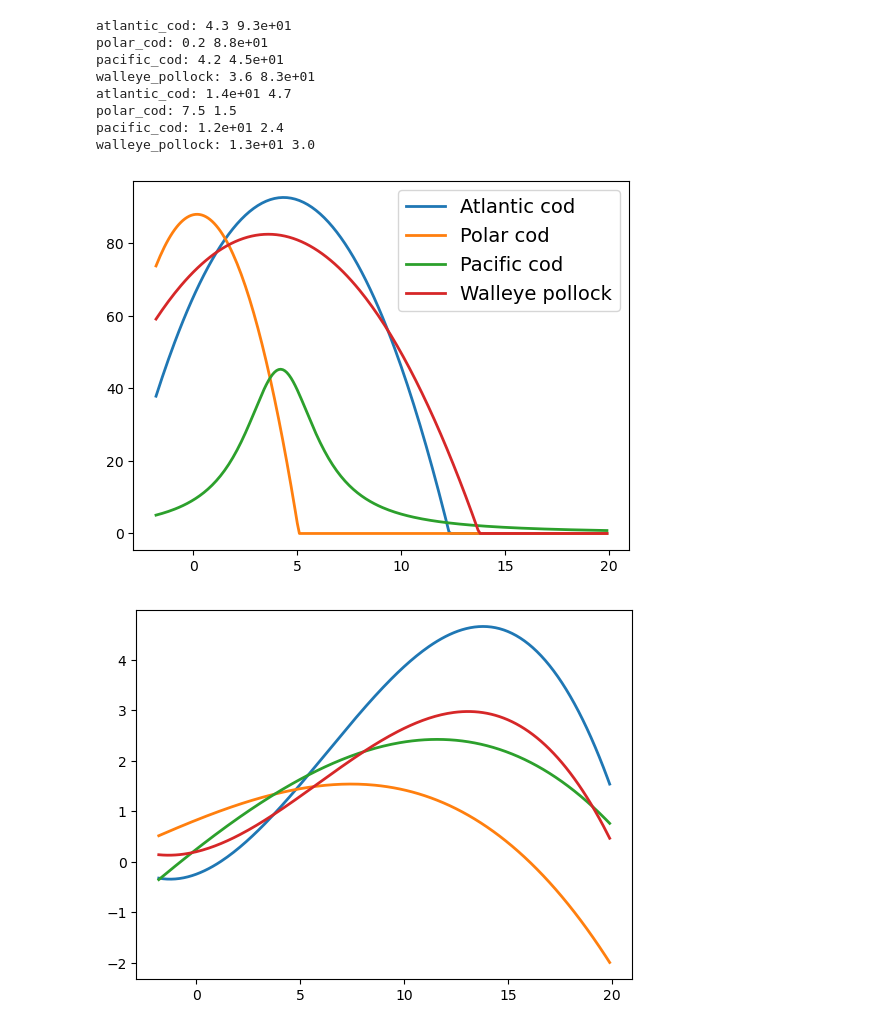
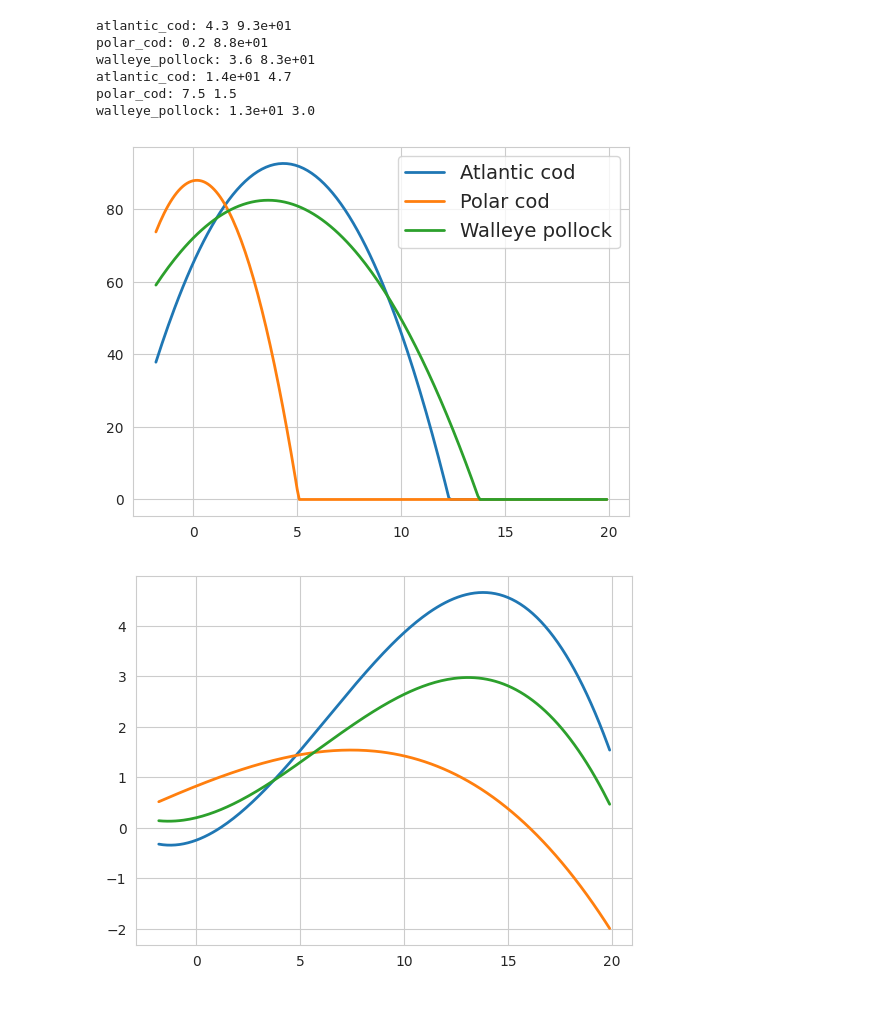
Before and after one commit to trondkr/RTM, a Jupyter notebook: CMIP6_optimal_growth.ipynb, the cells around one changed output. Cells and saved outputs as stored; diff of their text form; code cells hidden in the pictures.

```diff
--- a/CMIP6_optimal_growth.ipynb
+++ b/CMIP6_optimal_growth.ipynb
@@ -4,6 +4,9 @@ import matplotlib.pyplot as plt
 import seaborn as sns
 import xarray as xr
 from pathlib import Path
+
+sns.set_style("whitegrid")
+sns.set_palette("tab10")
 
 
 def calculate_egg_survival(T, specie):
@@ -46,42 +49,40 @@ def get_max(temperature, prop, specie):
 
 
 types = ["egg", "juvenile"]
-species = ["atlantic_cod", "polar_cod", "pacific_cod", "walleye_pollock"]
-species_name = ["Atlantic cod", "Polar cod", "Pacific cod", "Walleye pollock"]
+species = ["atlantic_cod", "polar_cod", "walleye_pollock"]
+species_name = ["Atlantic cod", "Polar cod", "Walleye pollock"]
 temperature = np.arange(-1.8, 20, 0.1)
 
 for t in types:
     fig1, ax1 = plt.subplots()
     for specie, name in zip(species, species_name):
         if t == "egg":
             prop = calculate_egg_survival(temperature, specie=specie)
             ylabel = "Egg survival (%)"
         elif t == "juvenile":
             prop = calculate_juvenile_growth(temperature, specie=specie)
             ylabel = "Growth rate (%/day)"
         else:
             break
 
         get_max(temperature, prop, specie)
 
         ax1.plot(temperature, prop, label=name, linewidth=2)
         # plt.xlabel("Temperature (degree Celsius)")
         # plt.ylabel(ylabel)
 
         if t == "egg":
             plt.legend(fontsize=14, loc="upper right")
         plotfile = f"Figures/{t}_survival_theoretical.png"
         if Path(plotfile).exists:
             Path(plotfile).unlink
-        plt.savefig(plotfile, dpi=300)
+        plt.savefig(plotfile, facecolor="white", dpi=300)
 # %% [output]
 atlantic_cod: 4.3 9.3e+01
 polar_cod: 0.2 8.8e+01
-pacific_cod: 4.2 4.5e+01
 walleye_pollock: 3.6 8.3e+01
 atlantic_cod: 1.4e+01 4.7
 polar_cod: 7.5 1.5
-pacific_cod: 1.2e+01 2.4
 walleye_pollock: 1.3e+01 3.0
-[figure, old version]
+[figure, new version]
-[figure, old version]
+[figure, new version]
```
